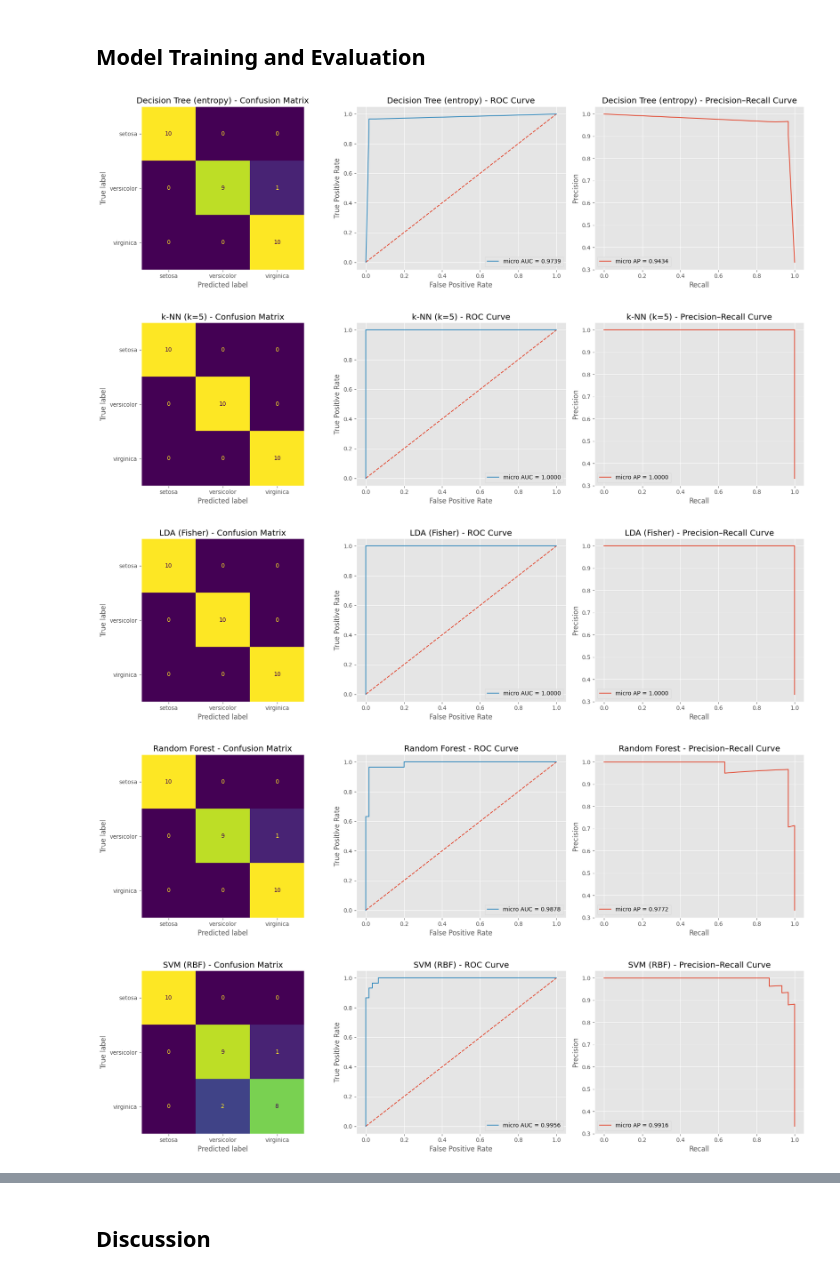
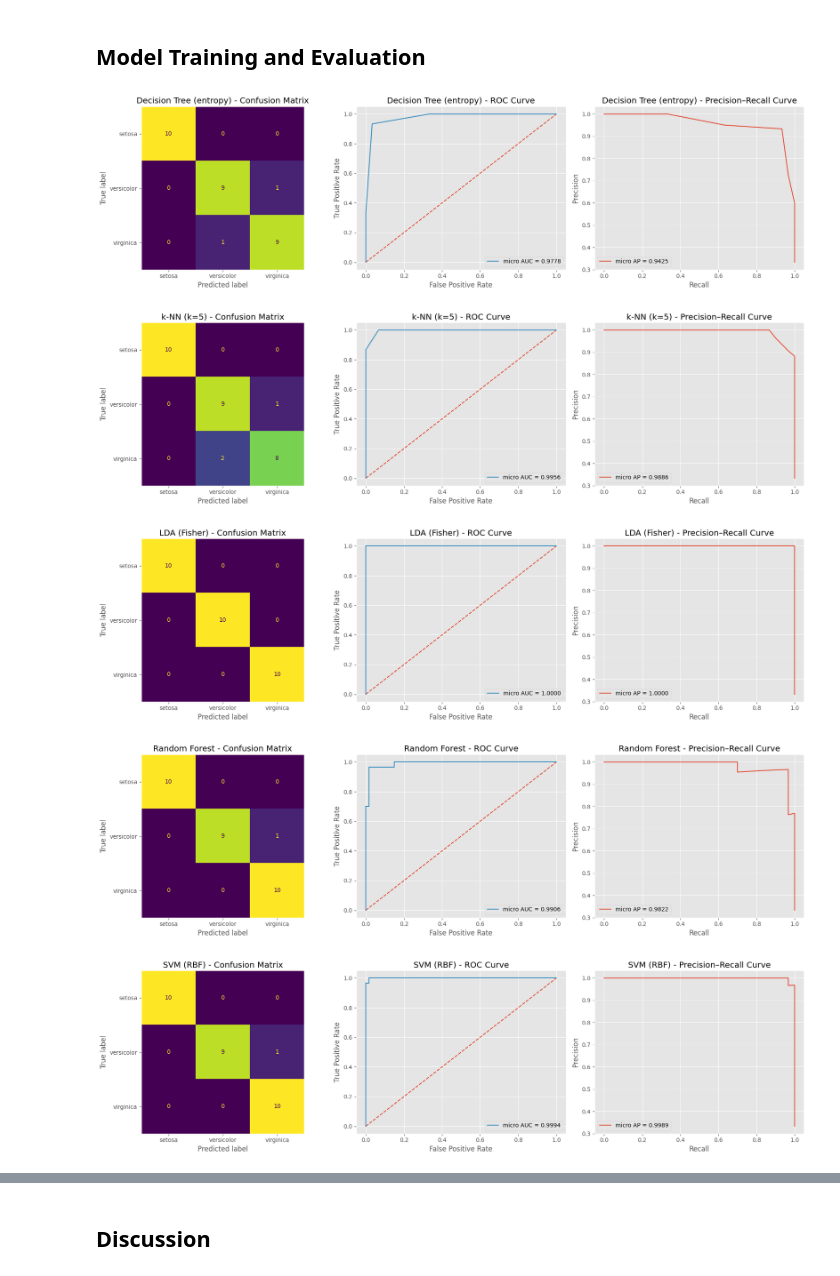
Before and after one commit to AdrianPinedaSanchez/Homework_Evaluation_and_classification_Doctorate_2_tri, a Jupyter notebook: ML_Homeworkteams.ipynb, the cells around one changed output, grey strips where cells are left out. Drawn from its saved outputs; the diff is of its cells as text; code cells hidden in the pictures.

```diff
--- a/ML_Homeworkteams.ipynb
+++ b/ML_Homeworkteams.ipynb
@@ -561,27 +803,23 @@ Categorical columns: []
 # %% [markdown]
 ## Model Training and Evaluation
 # %%
-X_train, X_test, y_train, y_test = train_test_split(
-    X_iris, y_iris, test_size=0.2, random_state=42, stratify=y_iris
-)
-
 tuned_models, rows = tune_and_evaluate_models_random_search(
     models=models,
     param_distributions=param_distributions,
     X_train=X_train,
     y_train=y_train,
     X_test=X_test,
     y_test=y_test,
     cv=cv,
     scoring=scoring,
     evaluate_fn=evaluate_classifier_with_plots,
     class_names=iris.target_names,
-    max_trials_per_model=30,
+    max_trials_per_model=5,
 )
 # %% [output]
-[figure, old version]
+[figure, new version]
-[figure, old version]
+[figure, new version]
 [figure]
-[figure, old version]
+[figure, new version]
-[figure, old version]
+[figure, new version]
 [figure]
```
Also changed, not shown: parts of 44 cells of this notebook.
